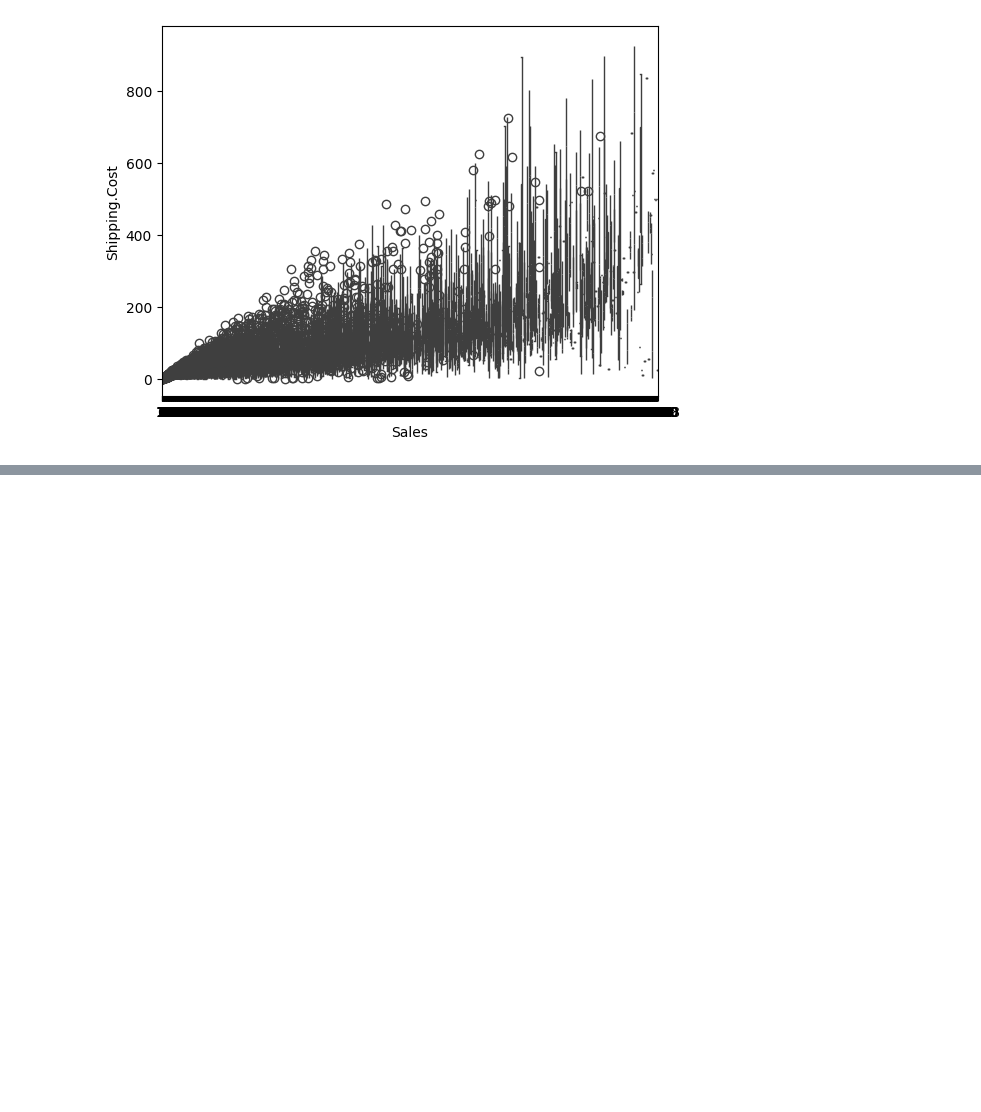
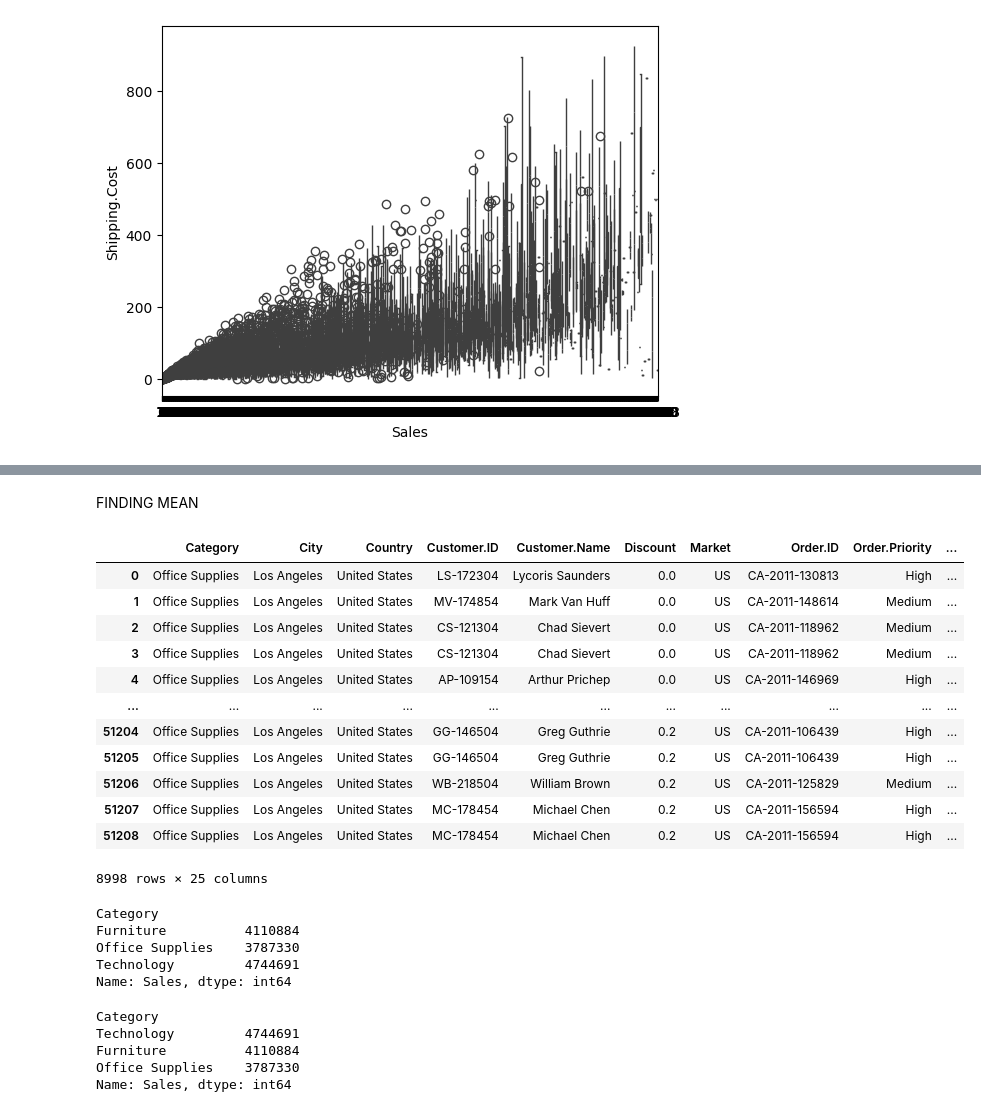
Before and after one commit to saiiexd/UNIVERSITY, a Jupyter notebook: Data Exploration/Class Notes/superstore.ipynb, the cells around one changed output, grey strips where cells are left out. Cells and saved outputs as stored; diff of their text form; code cells hidden in the pictures; blank space fills up the shorter version.

```diff
--- a/Data Exploration/Class Notes/superstore.ipynb
+++ b/Data Exploration/Class Notes/superstore.ipynb
@@ -191,0 +247,34 @@ NameError: name 'df' is not defined
+# %% [markdown]
+FINDING MEAN
+# %%
+df.groupby(by='Year').get_group(2011)
+# %% [output]
+|  | Category | City | Country | Customer.ID | Customer.Name | Discount | Market | Order.ID | Order.Priority | ... |
+| 0 | Office Supplies | Los Angeles | United States | LS-172304 | Lycoris Saunders | 0.0 | US | CA-2011-130813 | High | ... |
+| 1 | Office Supplies | Los Angeles | United States | MV-174854 | Mark Van Huff | 0.0 | US | CA-2011-148614 | Medium | ... |
+| 2 | Office Supplies | Los Angeles | United States | CS-121304 | Chad Sievert | 0.0 | US | CA-2011-118962 | Medium | ... |
+| 3 | Office Supplies | Los Angeles | United States | CS-121304 | Chad Sievert | 0.0 | US | CA-2011-118962 | Medium | ... |
+| 4 | Office Supplies | Los Angeles | United States | AP-109154 | Arthur Prichep | 0.0 | US | CA-2011-146969 | High | ... |
+| ... | ... | ... | ... | ... | ... | ... | ... | ... | ... | ... |
+| 51204 | Office Supplies | Los Angeles | United States | GG-146504 | Greg Guthrie | 0.2 | US | CA-2011-106439 | High | ... |
+| 51205 | Office Supplies | Los Angeles | United States | GG-146504 | Greg Guthrie | 0.2 | US | CA-2011-106439 | High | ... |
+| 51206 | Office Supplies | Los Angeles | United States | WB-218504 | William Brown | 0.2 | US | CA-2011-125829 | Medium | ... |
+| 51207 | Office Supplies | Los Angeles | United States | MC-178454 | Michael Chen | 0.2 | US | CA-2011-156594 | High | ... |
+| 51208 | Office Supplies | Los Angeles | United States | MC-178454 | Michael Chen | 0.2 | US | CA-2011-156594 | High | ... |
+8998 rows × 25 columns
+# %%
+df.groupby("Category")['Sales'].sum()
+# %% [output]
+Category
+Furniture          4110884
+Office Supplies    3787330
+Technology         4744691
+Name: Sales, dtype: int64
+# %%
+df.groupby(by="Category")['Sales'].sum().sort_values(ascending=False)
+# %% [output]
+Category
+Technology         4744691
+Furniture          4110884
+Office Supplies    3787330
+Name: Sales, dtype: int64
```
Also changed, not shown: parts of 7 cells of this notebook, 2 other files.
